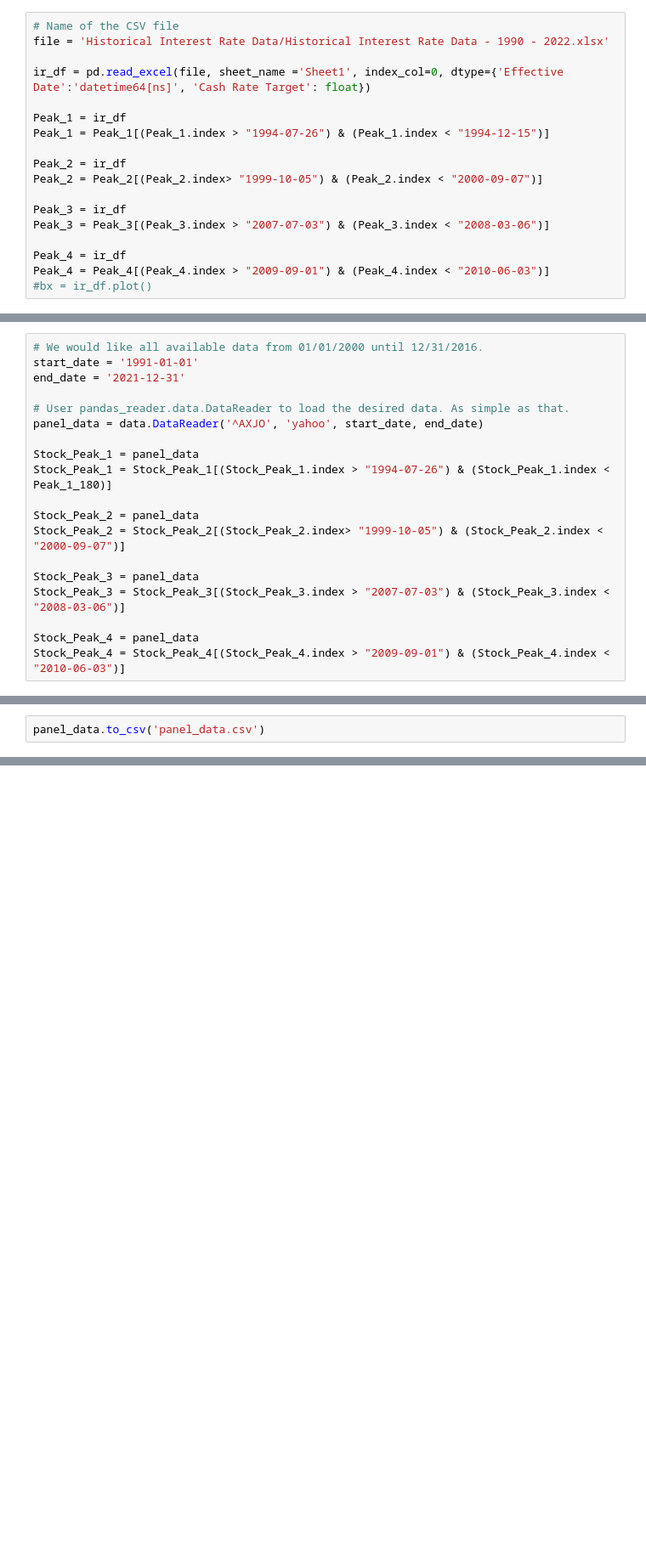
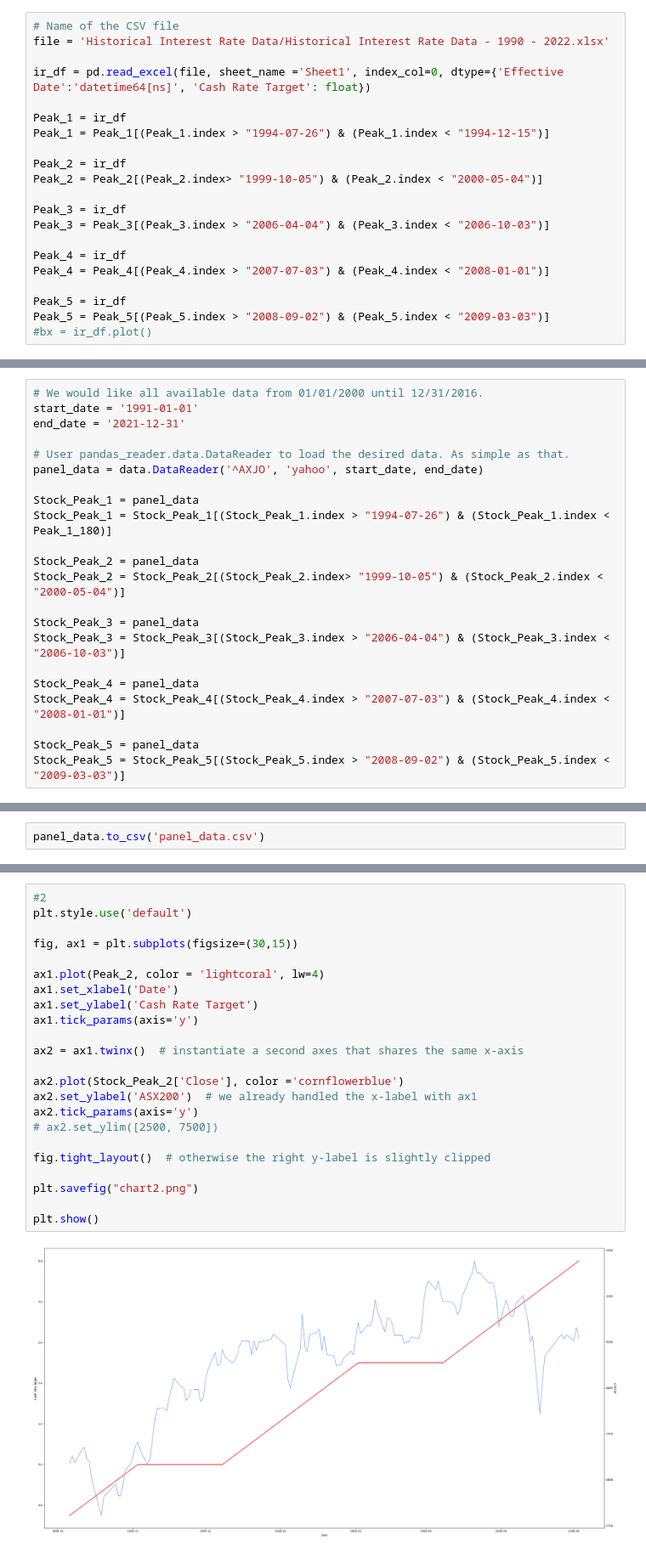
Before and after one commit to Richard-Turnbull/project-1, a Jupyter notebook: Project-1-Notebook.ipynb, the cells around one changed output, grey strips where cells are left out. Shown at 85% size. Saved outputs shown, nothing was run; the diff lists cells and outputs as text; blank space fills up the shorter version.

```diff
--- a/Project-1-Notebook.ipynb
+++ b/Project-1-Notebook.ipynb
@@ -15,13 +15,16 @@ Peak_1 = ir_df
 Peak_1 = Peak_1[(Peak_1.index > "1994-07-26") & (Peak_1.index < "1994-12-15")]
 
 Peak_2 = ir_df
-Peak_2 = Peak_2[(Peak_2.index> "1999-10-05") & (Peak_2.index < "2000-09-07")]
+Peak_2 = Peak_2[(Peak_2.index> "1999-10-05") & (Peak_2.index < "2000-05-04")]
 
 Peak_3 = ir_df
-Peak_3 = Peak_3[(Peak_3.index > "2007-07-03") & (Peak_3.index < "2008-03-06")]
+Peak_3 = Peak_3[(Peak_3.index > "2006-04-04") & (Peak_3.index < "2006-10-03")]
 
 Peak_4 = ir_df
-Peak_4 = Peak_4[(Peak_4.index > "2009-09-01") & (Peak_4.index < "2010-06-03")]
+Peak_4 = Peak_4[(Peak_4.index > "2007-07-03") & (Peak_4.index < "2008-01-01")]
+
+Peak_5 = ir_df
+Peak_5 = Peak_5[(Peak_5.index > "2008-09-02") & (Peak_5.index < "2009-03-03")]
 #bx = ir_df.plot()
 # %%
 Peak_1_Start = Peak_1[(Peak_1.index == "1994-07-27")]
@@ -73,13 +76,16 @@ Stock_Peak_1 = panel_data
 Stock_Peak_1 = Stock_Peak_1[(Stock_Peak_1.index > "1994-07-26") & (Stock_Peak_1.index < Peak_1_180)]
 
 Stock_Peak_2 = panel_data
-Stock_Peak_2 = Stock_Peak_2[(Stock_Peak_2.index> "1999-10-05") & (Stock_Peak_2.index < "2000-09-07")]
+Stock_Peak_2 = Stock_Peak_2[(Stock_Peak_2.index> "1999-10-05") & (Stock_Peak_2.index < "2000-05-04")]
 
 Stock_Peak_3 = panel_data
-Stock_Peak_3 = Stock_Peak_3[(Stock_Peak_3.index > "2007-07-03") & (Stock_Peak_3.index < "2008-03-06")]
+Stock_Peak_3 = Stock_Peak_3[(Stock_Peak_3.index > "2006-04-04") & (Stock_Peak_3.index < "2006-10-03")]
 
 Stock_Peak_4 = panel_data
-Stock_Peak_4 = Stock_Peak_4[(Stock_Peak_4.index > "2009-09-01") & (Stock_Peak_4.index < "2010-06-03")]
+Stock_Peak_4 = Stock_Peak_4[(Stock_Peak_4.index > "2007-07-03") & (Stock_Peak_4.index < "2008-01-01")]
+
+Stock_Peak_5 = panel_data
+Stock_Peak_5 = Stock_Peak_5[(Stock_Peak_5.index > "2008-09-02") & (Stock_Peak_5.index < "2009-03-03")]
 # %%
 Stock_Peak_1
 # %% [output]
@@ -131,3 +138,28 @@ plt.savefig("chart4.png")
 plt.show()
 # %% [output]
 [figure]
+# %%
+#2
+plt.style.use('default')
+
+fig, ax1 = plt.subplots(figsize=(30,15))
+
+ax1.plot(Peak_2, color = 'lightcoral', lw=4)
+ax1.set_xlabel('Date')
+ax1.set_ylabel('Cash Rate Target')
+ax1.tick_params(axis='y')
+
+ax2 = ax1.twinx()  # instantiate a second axes that shares the same x-axis
+
+ax2.plot(Stock_Peak_2['Close'], color ='cornflowerblue')
+ax2.set_ylabel('ASX200')  # we already handled the x-label with ax1
+ax2.tick_params(axis='y')
+# ax2.set_ylim([2500, 7500])
+
+fig.tight_layout()  # otherwise the right y-label is slightly clipped
+
+plt.savefig("chart2.png")
+
+plt.show()
+# %% [output]
+[figure, added]
```
Also changed, not shown: parts of 4 cells of this notebook, 5 other files.
